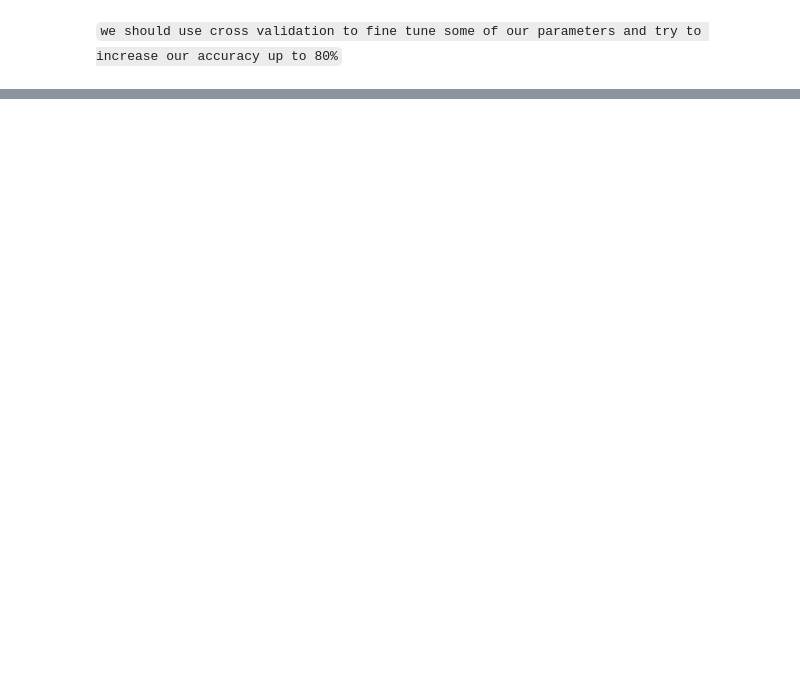
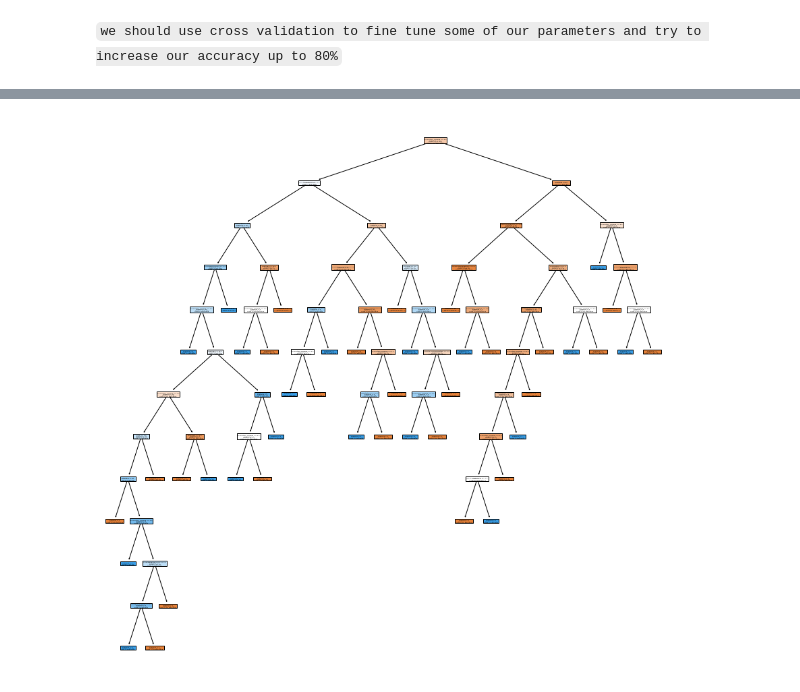
Before and after one commit to uic-cs418/cs418-spring22-purple, a Jupyter notebook: decision_tree.ipynb, the cells around one changed output, grey strips where cells are left out. Cells and saved outputs as stored; diff of their text form; code cells hidden in the pictures; blank space fills up the shorter version.

```diff
--- a/decision_tree.ipynb
+++ b/decision_tree.ipynb
@@ -10,0 +32,21 @@ import matplotlib.pyplot as plt
+# %%
+# gun violence cases dataset cleaned
+cases = pd.read_csv('stage3.csv')
+cases = cases.loc[:, ['date', 'state', 'n_killed', 'n_injured']]
+
+cases['date'] = pd.to_datetime(cases['date'])
+cases['year'] = cases['date'].dt.year
+cases['harmed'] = cases['n_killed'] + cases['n_injured']
+cases = cases.drop(columns=['date', 'n_killed', 'n_injured'])
+cases = cases[(cases['year'] > 2013) & (cases['year'] < 2018)]
+cases = cases.groupby(['state', 'year']).agg('sum')
+cases = cases.reset_index()
+
+#adding population counts to cases dataset by matching year and state
+for i, row in cases.iterrows():
+    cases.at[i, ('population')] = float(state_populations[state_populations.state == row['state']][str(row['year'])])
+
+#compute the proportion of harmed individuals due to a gun incident out of the state population
+cases['proportion_harmed'] = cases['harmed']/cases['population']
+cases.drop(columns=['harmed', 'population'], inplace=True)
+cases.head(5)
@@ -158,2 +220,11 @@ plot_tree(clf_model, feature_names = feature_names_list,
+# %%
+#visualizing decision tree classifier
+feature_names_list = list(X.columns)
+plt.figure(figsize=(15,15))
+plot_tree(clf_model, feature_names = feature_names_list,
+          class_names = ['No Decrease', 'Decrease'],
+          filled = True, impurity = False); #class names match to `decrease` values [0=did not decrease, 1=did decrease]
+# %% [output]
+[figure, added]
 # %% [markdown]
 To Do (04/02/2022):
```
Also changed, not shown: parts of 17 cells of this notebook.
